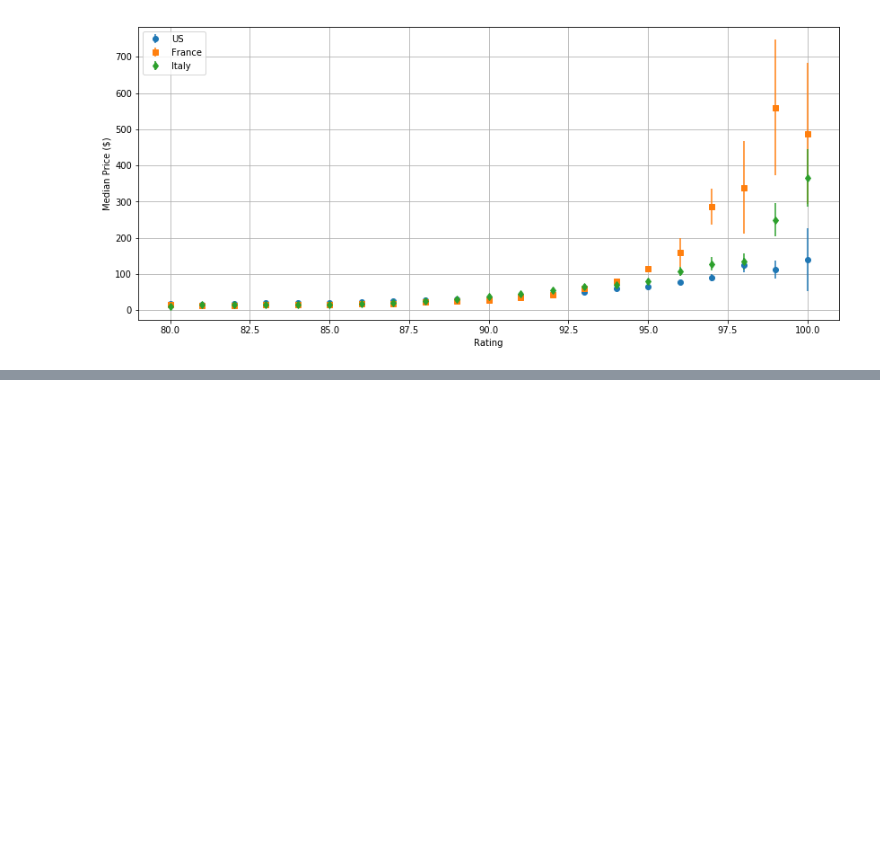
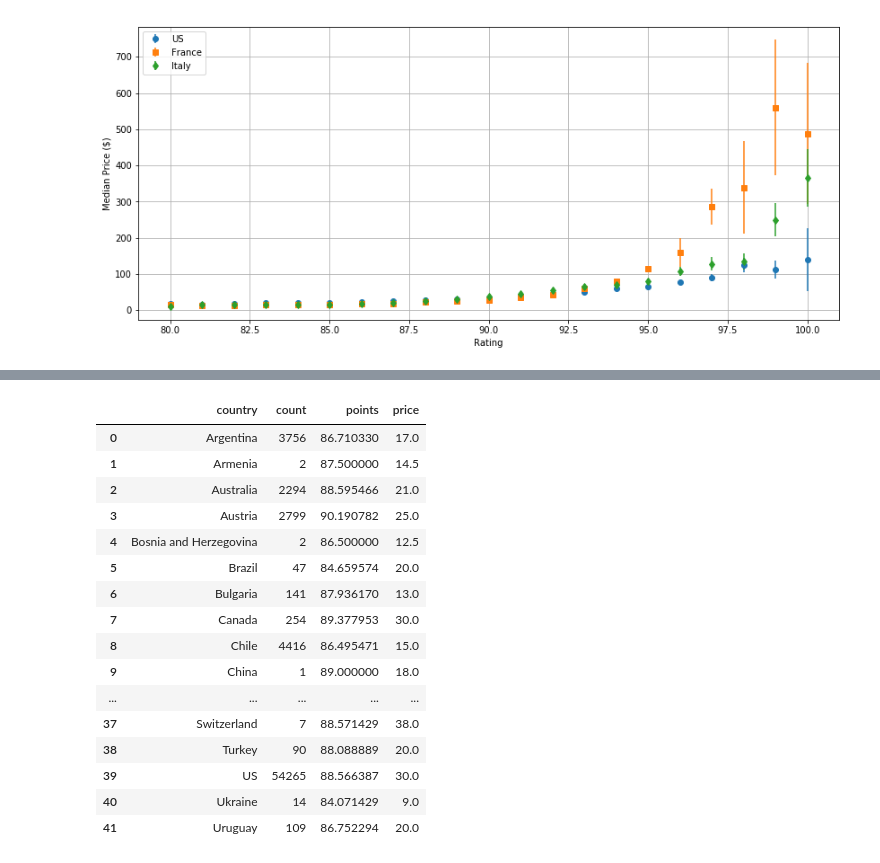
Before and after one commit to renatonico/Pygeons, a Jupyter notebook: notebooks/angel.ipynb, the cells around one changed output, grey strips where cells are left out. Cells and saved outputs as stored; diff of their text form; code cells hidden in the pictures; blank space fills up the shorter version.

```diff
--- a/notebooks/angel.ipynb
+++ b/notebooks/angel.ipynb
@@ -649,0 +702,20 @@ plt.show()
+# %%
+test_df.head(50)
+# %% [output]
+|  | country | count | points | price |
+| 0 | Argentina | 3756 | 86.710330 | 17.0 |
+| 1 | Armenia | 2 | 87.500000 | 14.5 |
+| 2 | Australia | 2294 | 88.595466 | 21.0 |
+| 3 | Austria | 2799 | 90.190782 | 25.0 |
+| 4 | Bosnia and Herzegovina | 2 | 86.500000 | 12.5 |
+| 5 | Brazil | 47 | 84.659574 | 20.0 |
+| 6 | Bulgaria | 141 | 87.936170 | 13.0 |
+| 7 | Canada | 254 | 89.377953 | 30.0 |
+| 8 | Chile | 4416 | 86.495471 | 15.0 |
+| 9 | China | 1 | 89.000000 | 18.0 |
+| ... | ... | ... | ... | ... |
+| 37 | Switzerland | 7 | 88.571429 | 38.0 |
+| 38 | Turkey | 90 | 88.088889 | 20.0 |
+| 39 | US | 54265 | 88.566387 | 30.0 |
+| 40 | Ukraine | 14 | 84.071429 | 9.0 |
+| 41 | Uruguay | 109 | 86.752294 | 20.0 |
```
Also changed, not shown: parts of 7 cells of this notebook.
